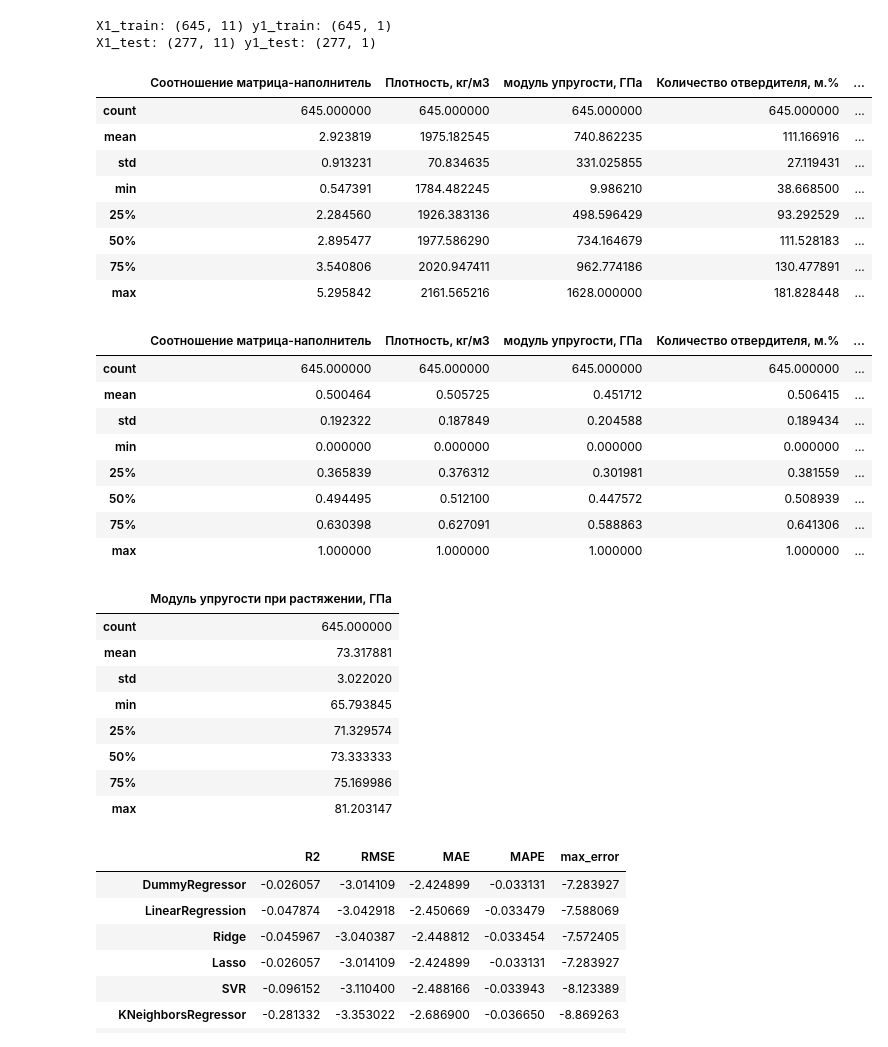
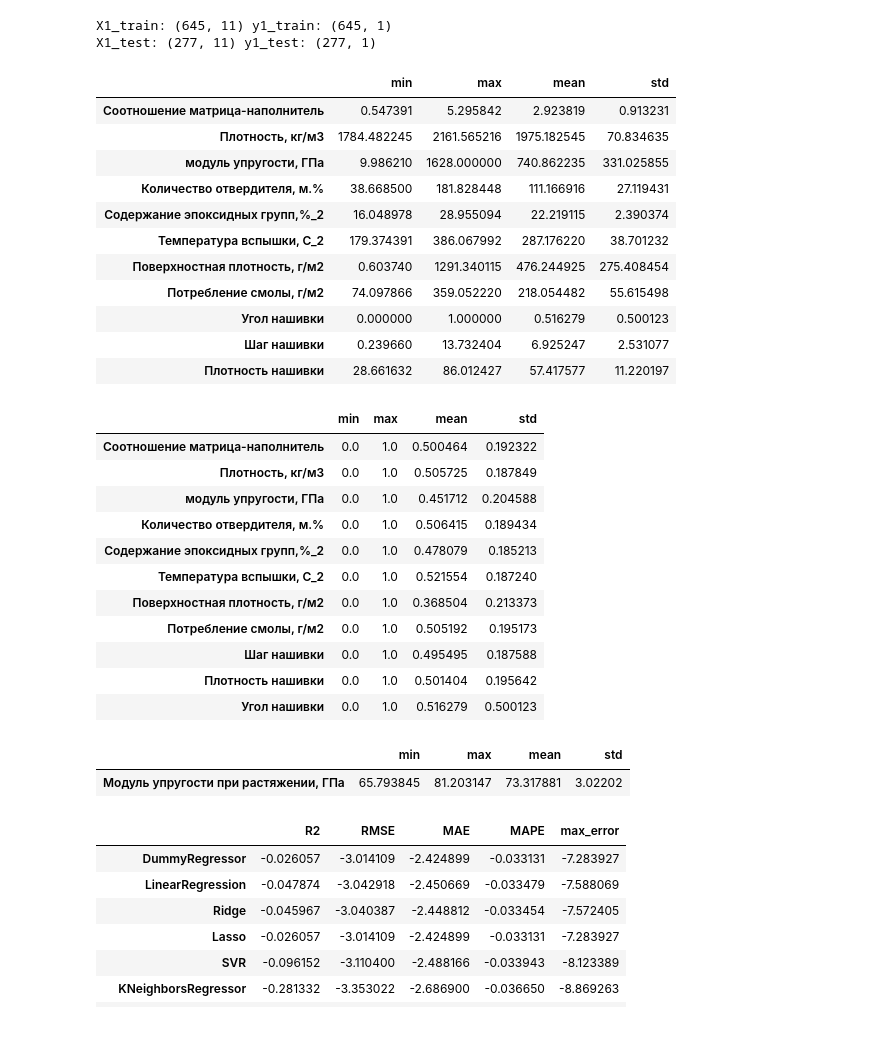
Before and after one commit to omakaroshka/Makarevich-OV, a Jupyter notebook: VKR_Makarevich_2.ipynb, the cells around one changed output. Cells and saved outputs as stored; diff of their text form; code cells hidden in the pictures.

```diff
--- a/VKR_Makarevich_2.ipynb
+++ b/VKR_Makarevich_2.ipynb
@@ -159,43 +156,42 @@ y1_train = y1_train['Модуль упругости при растяжении
 y1_test = y1_test['Модуль упругости при растяжении, ГПа'].values
 # %%
 # Описательная статистика входных данных до предобработки
-X1_train_raw.describe(include='all')
+X1_train_raw.describe(include='all').loc[['min', 'max', 'mean', 'std'], :].T
 # %% [output]
-|  | Соотношение матрица-наполнитель | Плотность, кг/м3 | модуль упругости, ГПа | Количество отвердителя, м.% | ... |
-| count | 645.000000 | 645.000000 | 645.000000 | 645.000000 | ... |
-| mean | 2.923819 | 1975.182545 | 740.862235 | 111.166916 | ... |
-| std | 0.913231 | 70.834635 | 331.025855 | 27.119431 | ... |
-| min | 0.547391 | 1784.482245 | 9.986210 | 38.668500 | ... |
-| 25% | 2.284560 | 1926.383136 | 498.596429 | 93.292529 | ... |
-| 50% | 2.895477 | 1977.586290 | 734.164679 | 111.528183 | ... |
-| 75% | 3.540806 | 2020.947411 | 962.774186 | 130.477891 | ... |
-| max | 5.295842 | 2161.565216 | 1628.000000 | 181.828448 | ... |
+|  | min | max | mean | std |
+| Соотношение матрица-наполнитель | 0.547391 | 5.295842 | 2.923819 | 0.913231 |
+| Плотность, кг/м3 | 1784.482245 | 2161.565216 | 1975.182545 | 70.834635 |
+| модуль упругости, ГПа | 9.986210 | 1628.000000 | 740.862235 | 331.025855 |
+| Количество отвердителя, м.% | 38.668500 | 181.828448 | 111.166916 | 27.119431 |
+| Содержание эпоксидных групп,%_2 | 16.048978 | 28.955094 | 22.219115 | 2.390374 |
+| Температура вспышки, С_2 | 179.374391 | 386.067992 | 287.176220 | 38.701232 |
+| Поверхностная плотность, г/м2 | 0.603740 | 1291.340115 | 476.244925 | 275.408454 |
+| Потребление смолы, г/м2 | 74.097866 | 359.052220 | 218.054482 | 55.615498 |
+| Угол нашивки | 0.000000 | 1.000000 | 0.516279 | 0.500123 |
+| Шаг нашивки | 0.239660 | 13.732404 | 6.925247 | 2.531077 |
+| Плотность нашивки | 28.661632 | 86.012427 | 57.417577 | 11.220197 |
 # %%
 # Описательная статистика входных данных после предобработки
 
-pd.DataFrame(X1_train, columns=(X1_continuous + X_categorical)).describe(include='all')
+pd.DataFrame(X1_train, columns=(X1_continuous + X_categorical)).describe().loc[['min', 'max', 'mean', 'std'], :].T
 # %% [output]
-|  | Соотношение матрица-наполнитель | Плотность, кг/м3 | модуль упругости, ГПа | Количество отвердителя, м.% | ... |
-| count | 645.000000 | 645.000000 | 645.000000 | 645.000000 | ... |
-| mean | 0.500464 | 0.505725 | 0.451712 | 0.506415 | ... |
-| std | 0.192322 | 0.187849 | 0.204588 | 0.189434 | ... |
-| min | 0.000000 | 0.000000 | 0.000000 | 0.000000 | ... |
-| 25% | 0.365839 | 0.376312 | 0.301981 | 0.381559 | ... |
-| 50% | 0.494495 | 0.512100 | 0.447572 | 0.508939 | ... |
-| 75% | 0.630398 | 0.627091 | 0.588863 | 0.641306 | ... |
-| max | 1.000000 | 1.000000 | 1.000000 | 1.000000 | ... |
+|  | min | max | mean | std |
+| Соотношение матрица-наполнитель | 0.0 | 1.0 | 0.500464 | 0.192322 |
+| Плотность, кг/м3 | 0.0 | 1.0 | 0.505725 | 0.187849 |
+| модуль упругости, ГПа | 0.0 | 1.0 | 0.451712 | 0.204588 |
+| Количество отвердителя, м.% | 0.0 | 1.0 | 0.506415 | 0.189434 |
+| Содержание эпоксидных групп,%_2 | 0.0 | 1.0 | 0.478079 | 0.185213 |
+| Температура вспышки, С_2 | 0.0 | 1.0 | 0.521554 | 0.187240 |
+| Поверхностная плотность, г/м2 | 0.0 | 1.0 | 0.368504 | 0.213373 |
+| Потребление смолы, г/м2 | 0.0 | 1.0 | 0.505192 | 0.195173 |
+| Шаг нашивки | 0.0 | 1.0 | 0.495495 | 0.187588 |
+| Плотность нашивки | 0.0 | 1.0 | 0.501404 | 0.195642 |
+| Угол нашивки | 0.0 | 1.0 | 0.516279 | 0.500123 |
 # %%
-pd.DataFrame(y1_train, columns=y1_columns).describe()
+pd.DataFrame(y1_train, columns=y1_columns).describe().loc[['min', 'max', 'mean', 'std'], :].T
 # %% [output]
-|  | Модуль упругости при растяжении, ГПа |
-| count | 645.000000 |
-| mean | 73.317881 |
-| std | 3.022020 |
-| min | 65.793845 |
-| 25% | 71.329574 |
-| 50% | 73.333333 |
-| 75% | 75.169986 |
-| max | 81.203147 |
+|  | min | max | mean | std |
+| Модуль упругости при растяжении, ГПа | 65.793845 | 81.203147 | 73.317881 | 3.02202 |
 # %%
 # Сравнение моделей с параметрами по умолчанию
 def_models1 = {
```
Also changed, not shown: parts of 42 cells of this notebook.
